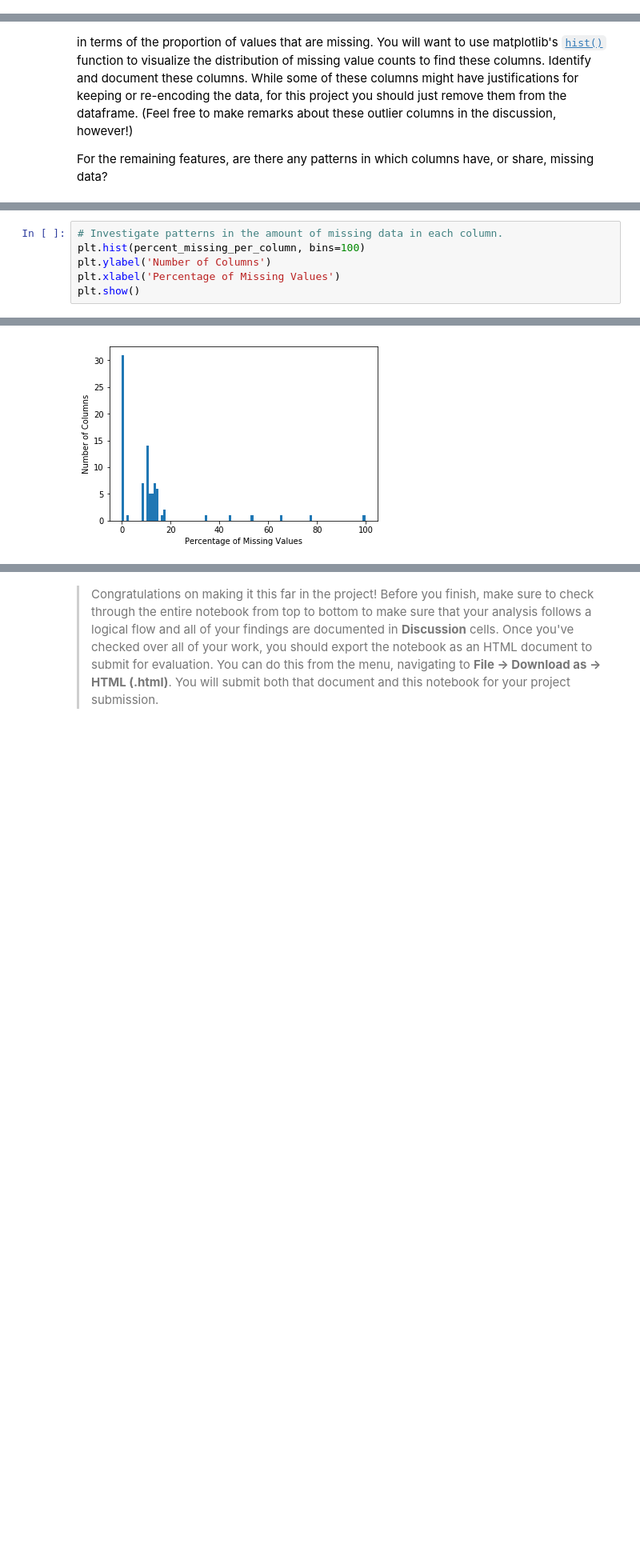
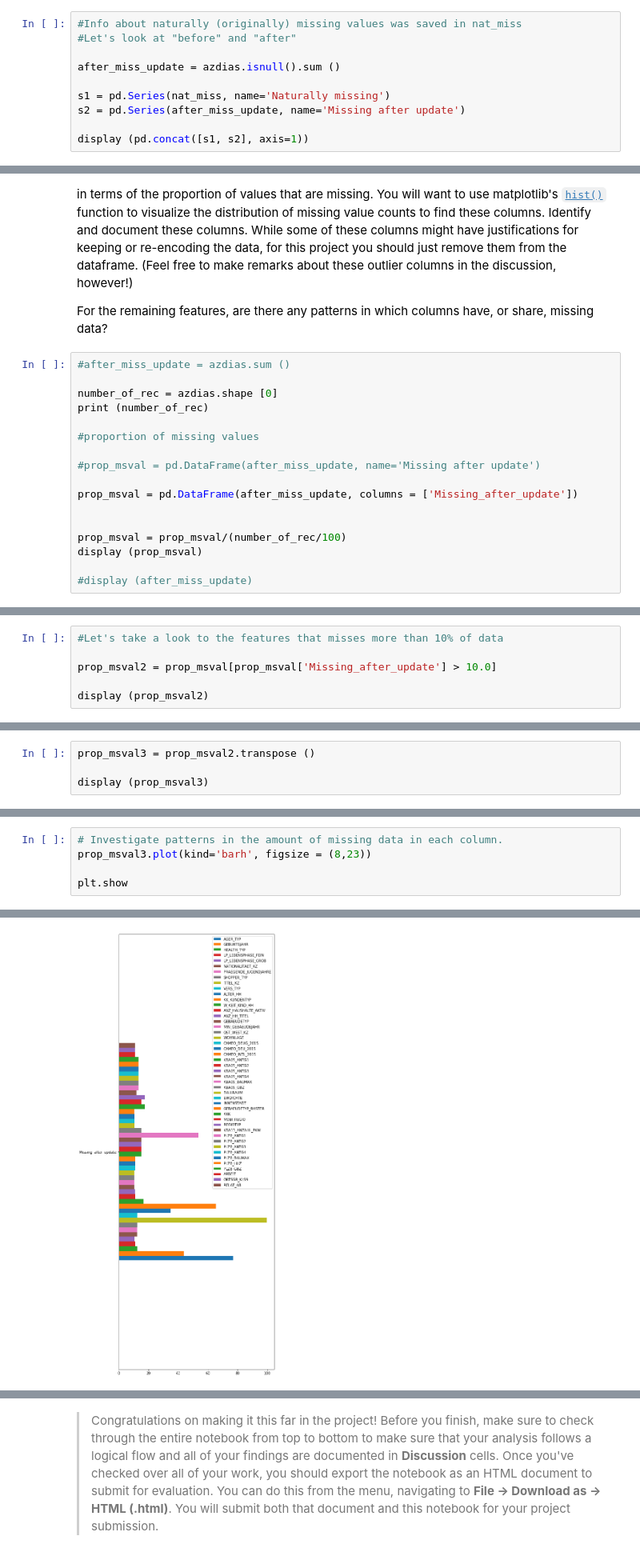
Before and after one commit to murthyh/Identify_Customer_Segments, a Jupyter notebook: Identify_Customer_Segments.ipynb, the cells around one changed output, grey strips where cells are left out. Shown at 80% size. Saved outputs shown, nothing was run; the diff lists cells and outputs as text; blank space fills up the shorter version.

```diff
--- a/Identify_Customer_Segments.ipynb
+++ b/Identify_Customer_Segments.ipynb
@@ -101,0 +312,10 @@ Total number of missing values after conversion is 8373929
+# %%
+#Info about naturally (originally) missing values was saved in nat_miss
+#Let's look at "before" and "after"
+
+after_miss_update = azdias.isnull().sum ()
+
+s1 = pd.Series(nat_miss, name='Naturally missing')
+s2 = pd.Series(after_miss_update, name='Missing after update')
+
+display (pd.concat([s1, s2], axis=1))
@@ -105,3 +344,20 @@ Total number of missing values after conversion is 8373929
 How much missing data is present in each column? There are a few columns that are outliers in terms of the proportion of values that are missing. You will want to use matplotlib's [`hist()`](https://matplotlib.org/api/_as_gen/matplotlib.pyplot.hist.html) function to visualize the distribution of missing value counts to find these columns. Identify and document these columns. While some of these columns might have justifications for keeping or re-encoding the data, for this project you should just remove them from the dataframe. (Feel free to make remarks about these outlier columns in the discussion, however!)
 
 For the remaining features, are there any patterns in which columns have, or share, missing data?
+# %%
+#after_miss_update = azdias.sum ()
+
+number_of_rec = azdias.shape [0]
+print (number_of_rec)
+
+#proportion of missing values
+
+#prop_msval = pd.DataFrame(after_miss_update, name='Missing after update')
+
+prop_msval = pd.DataFrame(after_miss_update, columns = ['Missing_after_update'])
+
+
+prop_msval = prop_msval/(number_of_rec/100)
+display (prop_msval)
+
+#display (after_miss_update)
@@ -111,0 +391,6 @@ percent_missing_per_column =(azdias.isnull().sum()/len(azdias))*100
+# %%
+#Let's take a look to the features that misses more than 10% of data
+
+prop_msval2 = prop_msval[prop_msval['Missing_after_update'] > 10.0]
+
+display (prop_msval2)
@@ -111,0 +415,4 @@ percent_missing_per_column =(azdias.isnull().sum()/len(azdias))*100
+# %%
+prop_msval3 = prop_msval2.transpose ()
+
+display (prop_msval3)
@@ -112,7 +423,6 @@ percent_missing_per_column =(azdias.isnull().sum()/len(azdias))*100
 # %%
 # Investigate patterns in the amount of missing data in each column.
-plt.hist(percent_missing_per_column, bins=100)
-plt.ylabel('Number of Columns')
-plt.xlabel('Percentage of Missing Values')
-plt.show()
+prop_msval3.plot(kind='barh', figsize = (8,23))
+
+plt.show
 # %% [output]
@@ -119 +430 @@ plt.show()
-[figure, old version]
+[figure, new version]
```
Also changed, not shown: parts of 159 cells of this notebook, 1 other file.
